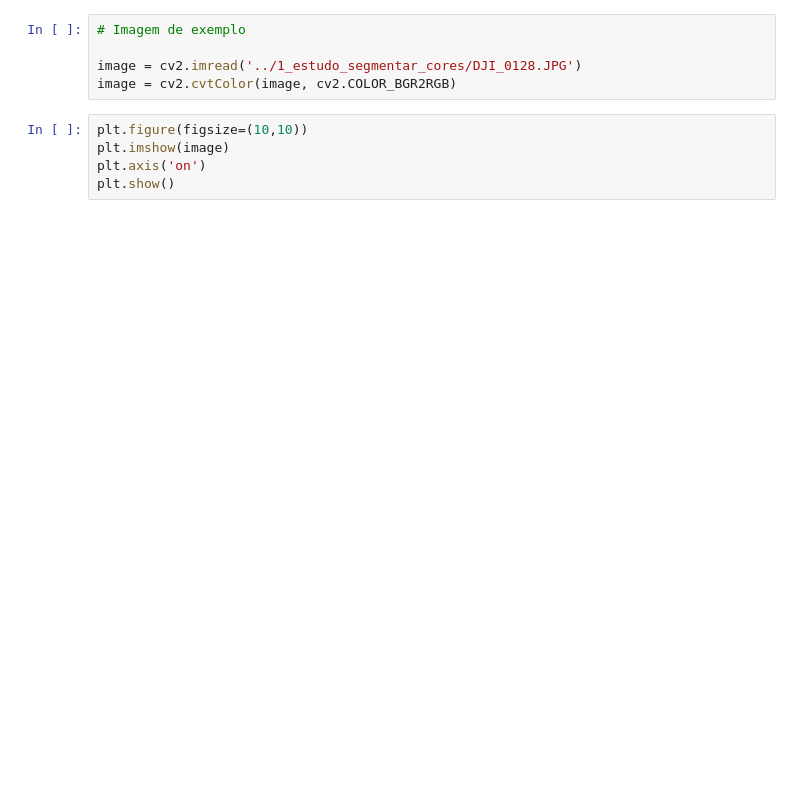
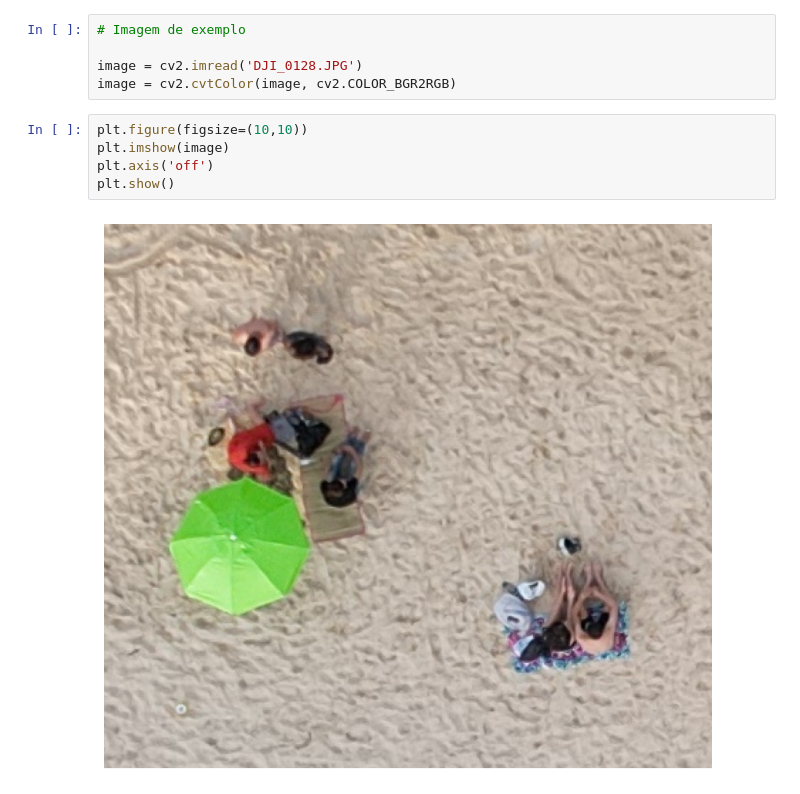
Before and after one commit to jaceguay/proc_imagem, a Jupyter notebook: 2_estudo_sam/teste_sam_nb.ipynb, the cells around one changed output. Drawn from its saved outputs; the diff is of its cells as text; blank space fills up the shorter version.

```diff
--- a/2_estudo_sam/teste_sam_nb.ipynb
+++ b/2_estudo_sam/teste_sam_nb.ipynb
@@ -30,10 +23,12 @@ def show_box(box, ax):
 # %%
 # Imagem de exemplo
 
-image = cv2.imread('../1_estudo_segmentar_cores/DJI_0128.JPG')
+image = cv2.imread('DJI_0128.JPG')
 image = cv2.cvtColor(image, cv2.COLOR_BGR2RGB)
 # %%
 plt.figure(figsize=(10,10))
 plt.imshow(image)
-plt.axis('on')
+plt.axis('off')
 plt.show()
+# %% [output]
+[figure, added]
```
Also changed, not shown: parts of 7 cells of this notebook, 51 other files.
